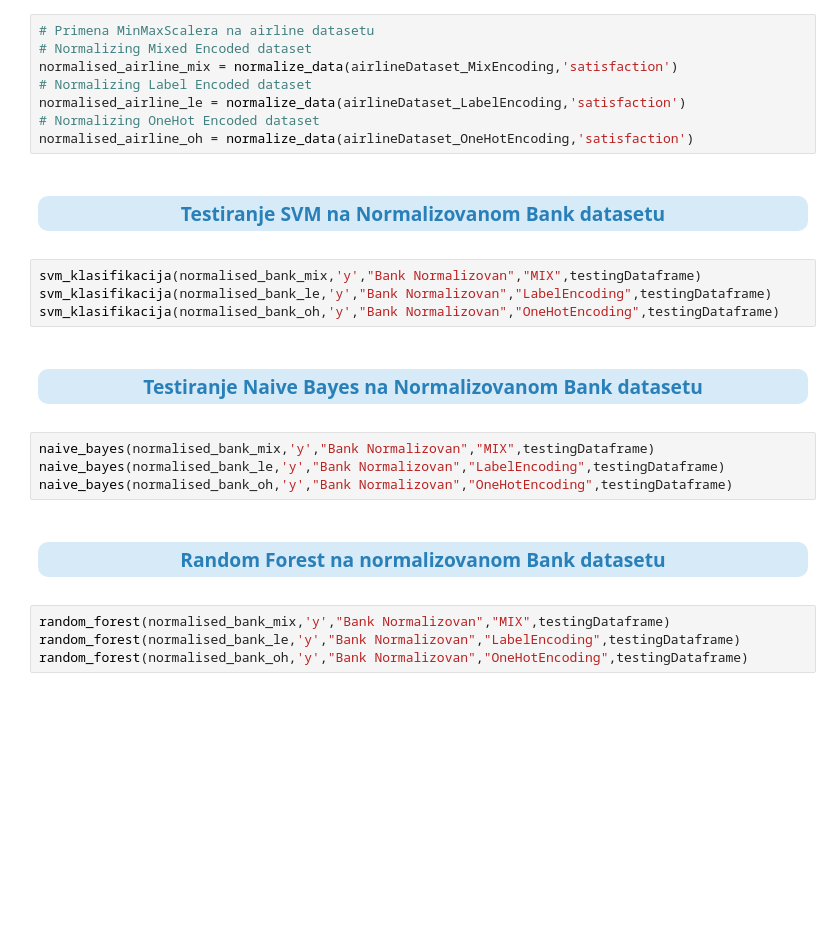
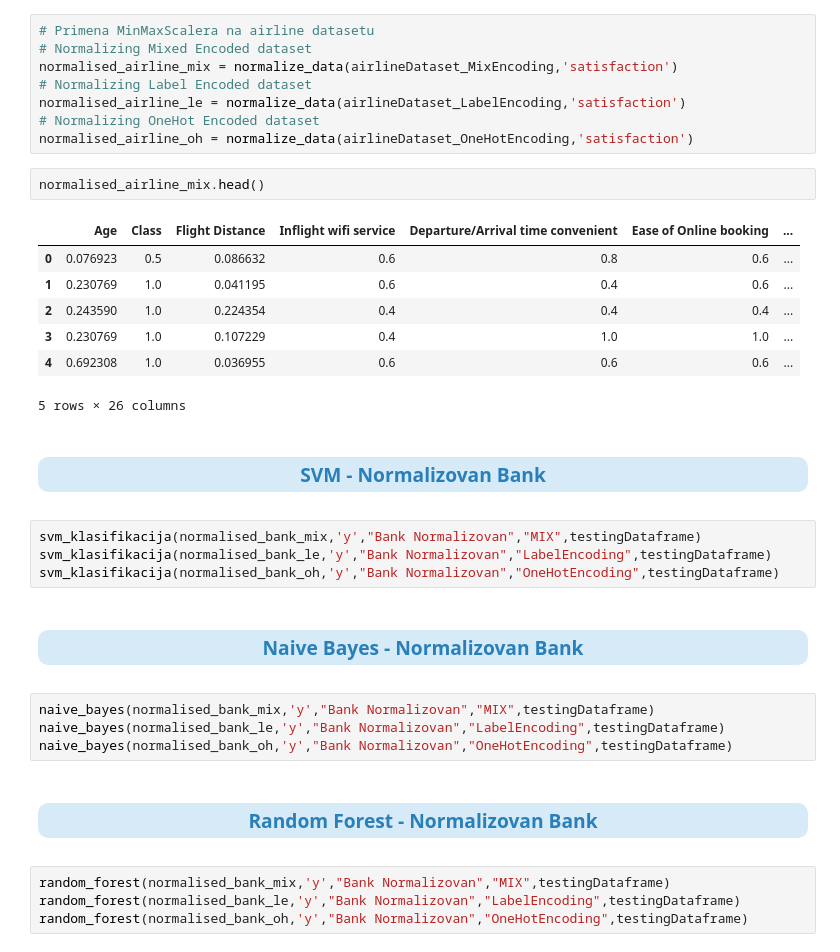
Before and after one commit to ratep99/data-transformation, a Jupyter notebook: Transformacija podataka - Prakticni deo.ipynb, the cells around one changed output. Saved outputs shown, nothing was run; the diff lists cells and outputs as text; blank space fills up the shorter version.

```diff
--- a/Transformacija podataka - Prakticni deo.ipynb
+++ b/Transformacija podataka - Prakticni deo.ipynb
@@ -766,13 +785,23 @@ normalised_airline_mix = normalize_data(airlineDataset_MixEncoding,'satisfaction
 normalised_airline_le = normalize_data(airlineDataset_LabelEncoding,'satisfaction')
 # Normalizing OneHot Encoded dataset
 normalised_airline_oh = normalize_data(airlineDataset_OneHotEncoding,'satisfaction')
+# %%
+normalised_airline_mix.head()
+# %% [output]
+|  | Age | Class | Flight Distance | Inflight wifi service | Departure/Arrival time convenient | Ease of Online booking | ... |
+| 0 | 0.076923 | 0.5 | 0.086632 | 0.6 | 0.8 | 0.6 | ... |
+| 1 | 0.230769 | 1.0 | 0.041195 | 0.6 | 0.4 | 0.6 | ... |
+| 2 | 0.243590 | 1.0 | 0.224354 | 0.4 | 0.4 | 0.4 | ... |
+| 3 | 0.230769 | 1.0 | 0.107229 | 0.4 | 1.0 | 1.0 | ... |
+| 4 | 0.692308 | 1.0 | 0.036955 | 0.6 | 0.6 | 0.6 | ... |
+5 rows × 26 columns
 # %% [markdown]
 <div style="border-radius:10px;
             background-color:#D6EAF8;
             letter-spacing:0.5px; text-align: center;">
 
 <h3 style="padding: 5px 0px; color:#2980B9; font-weight: bold; font-family: Arial, sans-serif;">
-Testiranje SVM na Normalizovanom Bank datasetu</h3>
+ SVM - Normalizovan Bank </h3>
 </div>
 # %%
 svm_klasifikacija(normalised_bank_mix,'y',"Bank Normalizovan","MIX",testingDataframe)
@@ -784,7 +813,7 @@ svm_klasifikacija(normalised_bank_oh,'y',"Bank Normalizovan","OneHotEncoding",te
             letter-spacing:0.5px; text-align: center;">
 
 <h3 style="padding: 5px 0px; color:#2980B9; font-weight: bold; font-family: Arial, sans-serif;">
-Testiranje Naive Bayes na Normalizovanom Bank datasetu</h3>
+Naive Bayes - Normalizovan Bank</h3>
 </div>
 # %%
 naive_bayes(normalised_bank_mix,'y',"Bank Normalizovan","MIX",testingDataframe)
@@ -796,7 +825,7 @@ naive_bayes(normalised_bank_oh,'y',"Bank Normalizovan","OneHotEncoding",testingD
             letter-spacing:0.5px; text-align: center;">
 
 <h3 style="padding: 5px 0px; color:#2980B9; font-weight: bold; font-family: Arial, sans-serif;">
-Random Forest na normalizovanom Bank datasetu</h3>
+Random Forest - Normalizovan Bank</h3>
 </div>
 # %%
 random_forest(normalised_bank_mix,'y',"Bank Normalizovan","MIX",testingDataframe)
```
Also changed, not shown: parts of 30 cells of this notebook.
